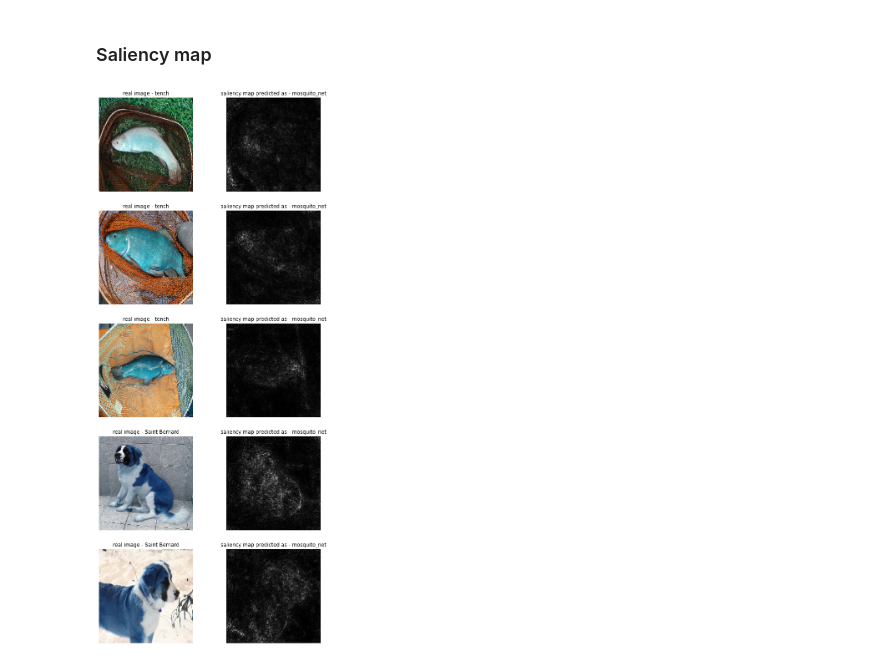
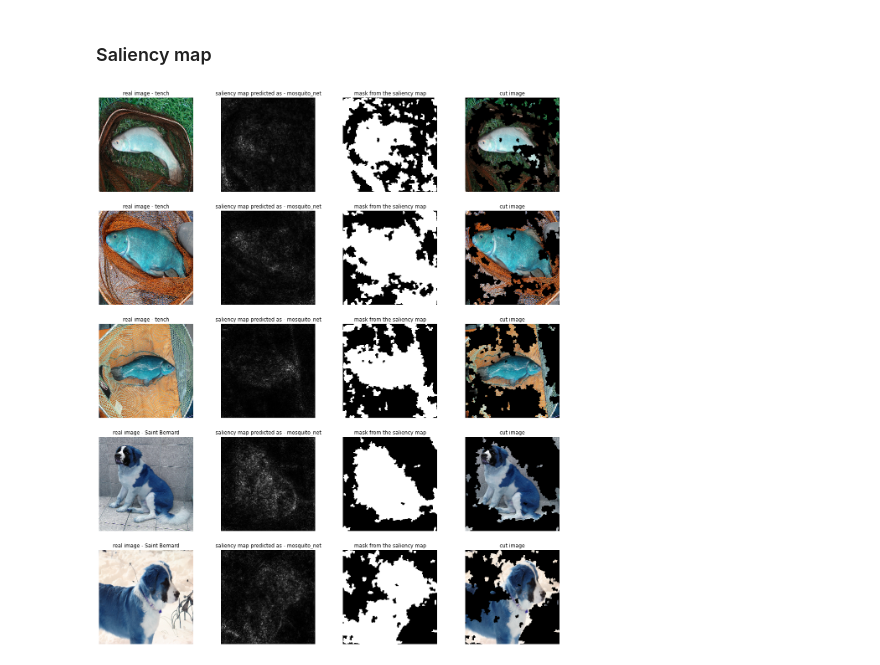
Before and after one commit to s-elo/I-am-a-painter, a Jupyter notebook: main.ipynb, the cells around one changed output. Cells and saved outputs as stored; diff of their text form; code cells hidden in the pictures.

Commit message:
naive graph cut...

```diff
--- a/main.ipynb
+++ b/main.ipynb
@@ -123,28 +123,43 @@ shutil.make_archive("./ret_imgs", 'zip', "./ret_imgs")
 # %%
 import matplotlib.pyplot as plt
 from saliency import get_saliency_map
 from dataLoader import get_saliency_data, imagenet_idx_to_label
+import numpy as np
+from graph_cut import get_mask, get_cut_img
 
 imgs, labels = get_saliency_data(img_shape=(224, 224))
 saliency_map, pred_rets = get_saliency_map(imgs, labels)
 # print(pred_rets)
 idx_map = imagenet_idx_to_label()
 
-_, ax = plt.subplots(5, 2, figsize=(10, 24))
+_, ax = plt.subplots(5, 4, figsize=(20, 24))
 for idx in range(0, len(imgs[0:5])):
     img = imgs[idx]
     saliency_img =  saliency_map[idx]
+
+    mask = get_mask(saliency_img, 50)
+    cut_img = get_cut_img(img, mask)
 
     label = idx_map[labels[idx]]
 
     pred_label = pred_rets[idx][0][1]
 
     ax[idx, 0].imshow(img)
+    ax[idx, 0].set_title(f"real image - {label}")
+    ax[idx, 0].axis("off")
+
     ax[idx, 1].imshow(saliency_img, cmap='gray')
-    ax[idx, 0].set_title(f"real image - {label}")
     ax[idx, 1].set_title(f"saliency map predicted as - {pred_label}")
-    ax[idx, 0].axis("off")
     ax[idx, 1].axis("off")
+
+    ax[idx, 2].imshow(mask, cmap='gray')
+    ax[idx, 2].set_title(f"mask from the saliency map")
+    ax[idx, 2].axis("off")
+
+    ax[idx, 3].imshow(cut_img)
+    ax[idx, 3].set_title(f"cut image")
+    ax[idx, 3].axis("off")
+
 plt.show()
 # %% [output]
-[figure, old version]
+[figure, new version]
```
Also changed, not shown: 4 other files.
